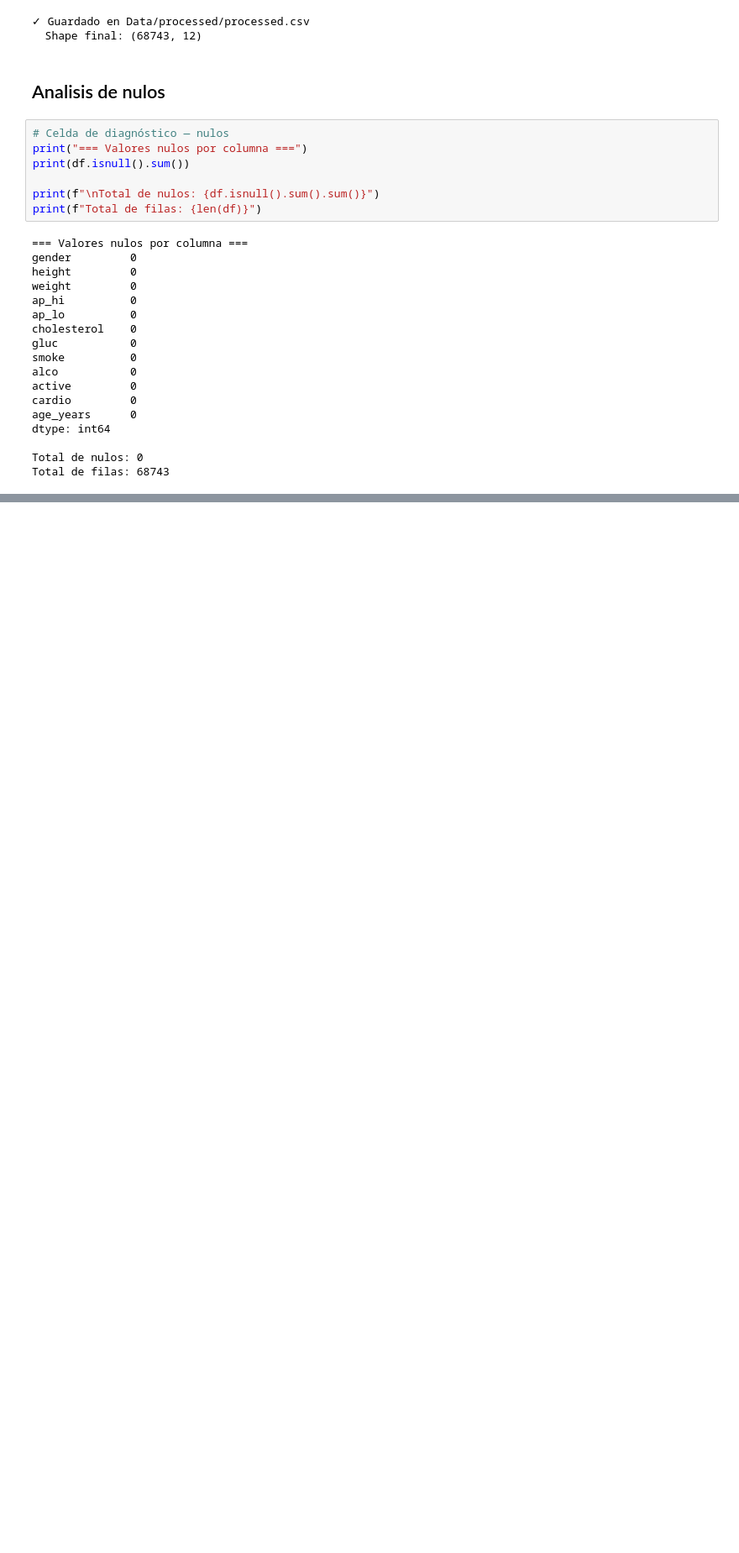
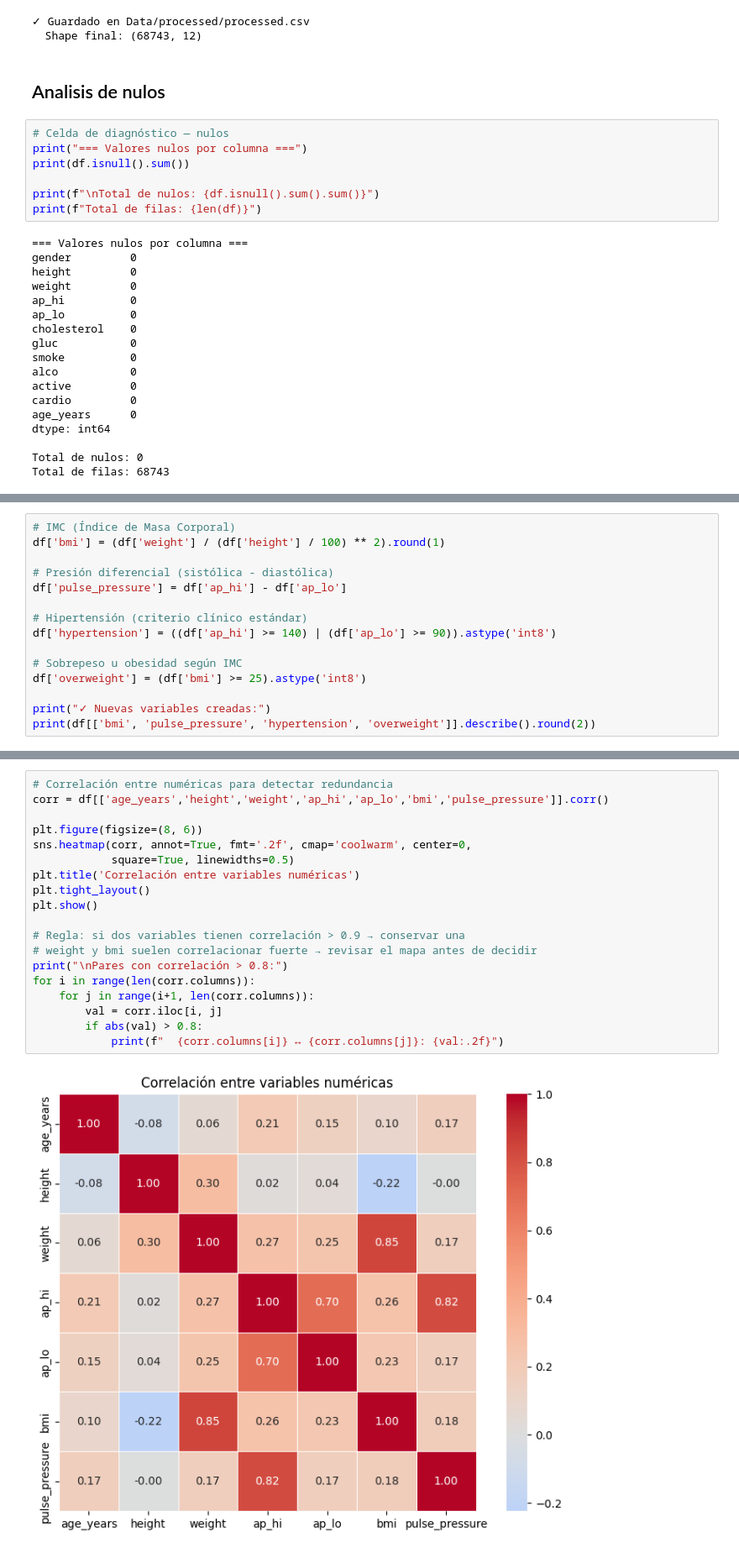
Before and after one commit to anacolinaarismendi/Cardiovascular-Disease, a Jupyter notebook: Notebooks/02_preprocesamiento.ipynb, the cells around one changed output, grey strips where cells are left out. Shown at 84% size. Drawn from its saved outputs; the diff is of its cells as text; blank space fills up the shorter version.

```diff
--- a/Notebooks/02_preprocesamiento.ipynb
+++ b/Notebooks/02_preprocesamiento.ipynb
@@ -281,0 +406,15 @@ Total de filas: 68743
+# %%
+# IMC (Índice de Masa Corporal)
+df['bmi'] = (df['weight'] / (df['height'] / 100) ** 2).round(1)
+
+# Presión diferencial (sistólica - diastólica)
+df['pulse_pressure'] = df['ap_hi'] - df['ap_lo']
+
+# Hipertensión (criterio clínico estándar)
+df['hypertension'] = ((df['ap_hi'] >= 140) | (df['ap_lo'] >= 90)).astype('int8')
+
+# Sobrepeso u obesidad según IMC
+df['overweight'] = (df['bmi'] >= 25).astype('int8')
+
+print("✓ Nuevas variables creadas:")
+print(df[['bmi', 'pulse_pressure', 'hypertension', 'overweight']].describe().round(2))
@@ -281,0 +434,21 @@ Total de filas: 68743
+# %%
+# Correlación entre numéricas para detectar redundancia
+corr = df[['age_years','height','weight','ap_hi','ap_lo','bmi','pulse_pressure']].corr()
+
+plt.figure(figsize=(8, 6))
+sns.heatmap(corr, annot=True, fmt='.2f', cmap='coolwarm', center=0,
+            square=True, linewidths=0.5)
+plt.title('Correlación entre variables numéricas')
+plt.tight_layout()
+plt.show()
+
+# Regla: si dos variables tienen correlación > 0.9 → conservar una
+# weight y bmi suelen correlacionar fuerte → revisar el mapa antes de decidir
+print("\nPares con correlación > 0.8:")
+for i in range(len(corr.columns)):
+    for j in range(i+1, len(corr.columns)):
+        val = corr.iloc[i, j]
+        if abs(val) > 0.8:
+            print(f"  {corr.columns[i]} ↔ {corr.columns[j]}: {val:.2f}")
+# %% [output]
+[figure, added]
```
Also changed, not shown: parts of 19 cells of this notebook, 2 other files.
